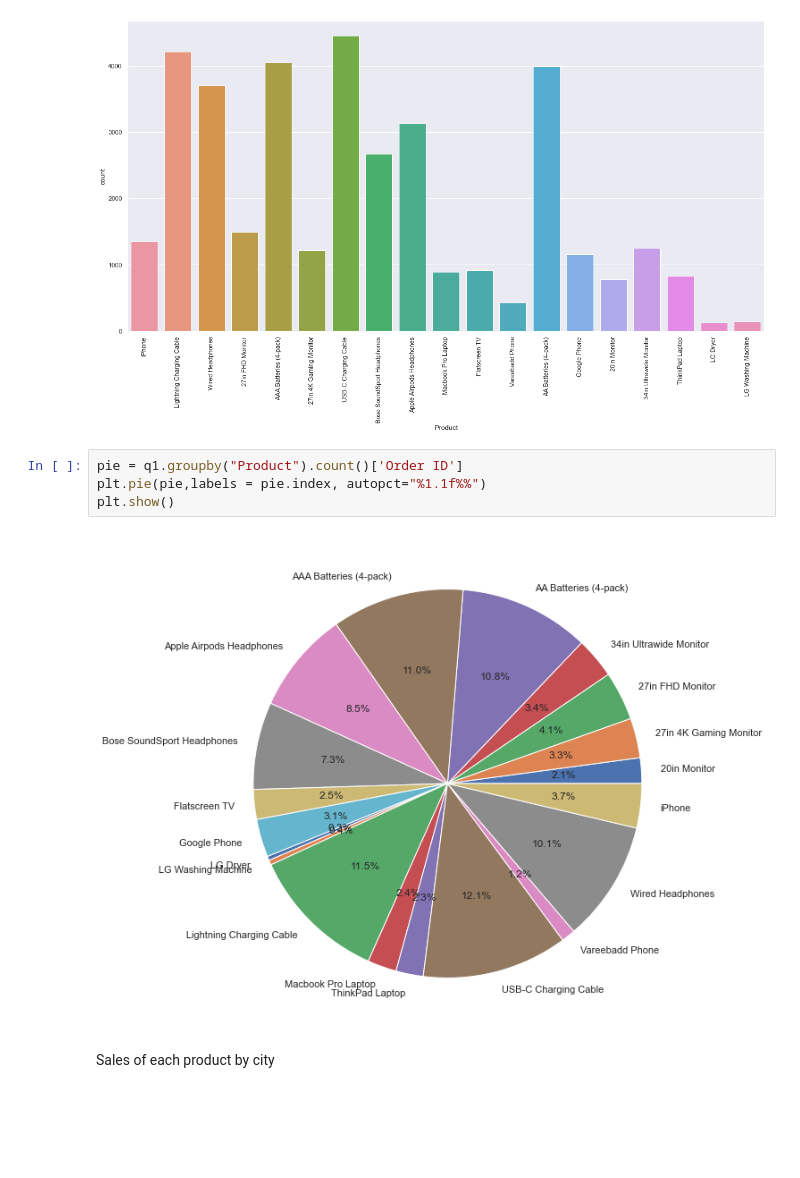
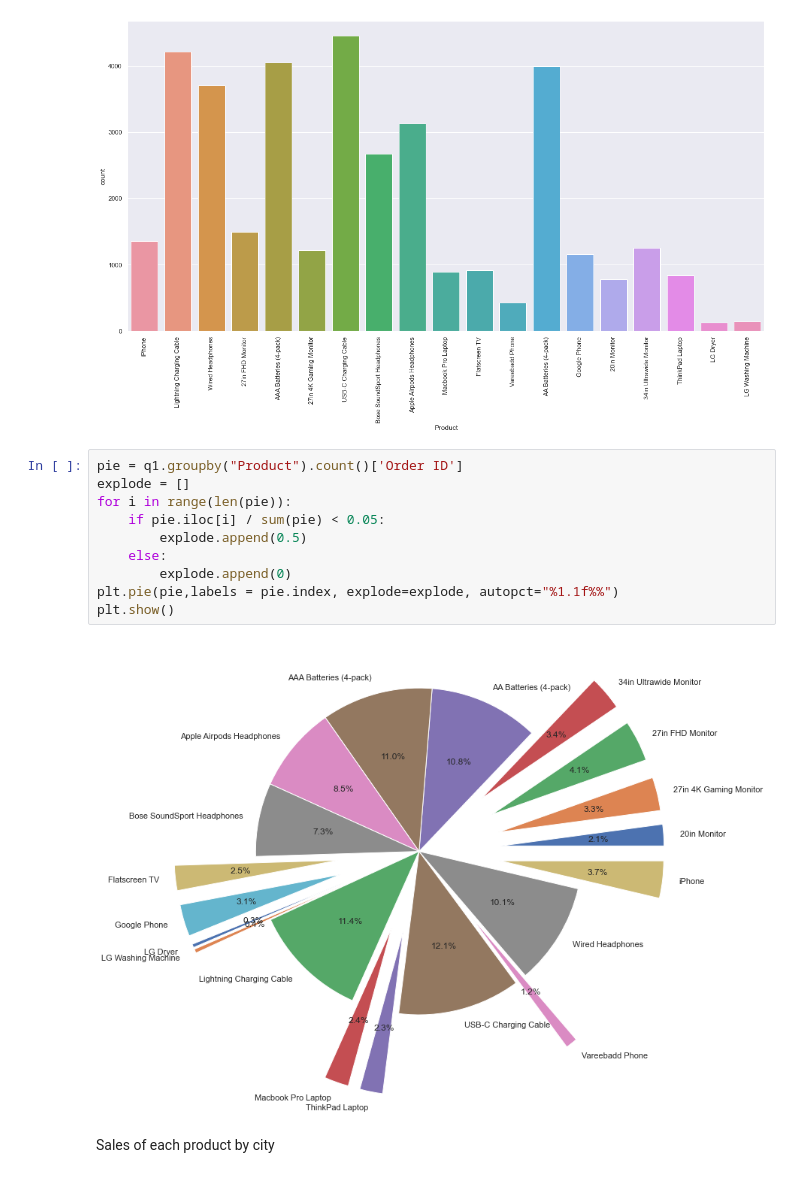
Before and after one commit to bejarrodar/GroupProject3, a Jupyter notebook: quarter1.ipynb, the cells around one changed output. Cells and saved outputs as stored; diff of their text form; blank space fills up the shorter version.

```diff
--- a/quarter1.ipynb
+++ b/quarter1.ipynb
@@ -238,10 +240,16 @@ plt.show()
 [figure]
 # %%
 pie = q1.groupby("Product").count()['Order ID']
-plt.pie(pie,labels = pie.index, autopct="%1.1f%%")
+explode = []
+for i in range(len(pie)):
+    if pie.iloc[i] / sum(pie) < 0.05:
+        explode.append(0.5)
+    else:
+        explode.append(0)
+plt.pie(pie,labels = pie.index, explode=explode, autopct="%1.1f%%")
 plt.show()
 # %% [output]
-[figure, old version]
+[figure, new version]
 # %% [markdown]
 Sales of each product by city
 # %%
```
Also changed, not shown: parts of 7 cells of this notebook.
